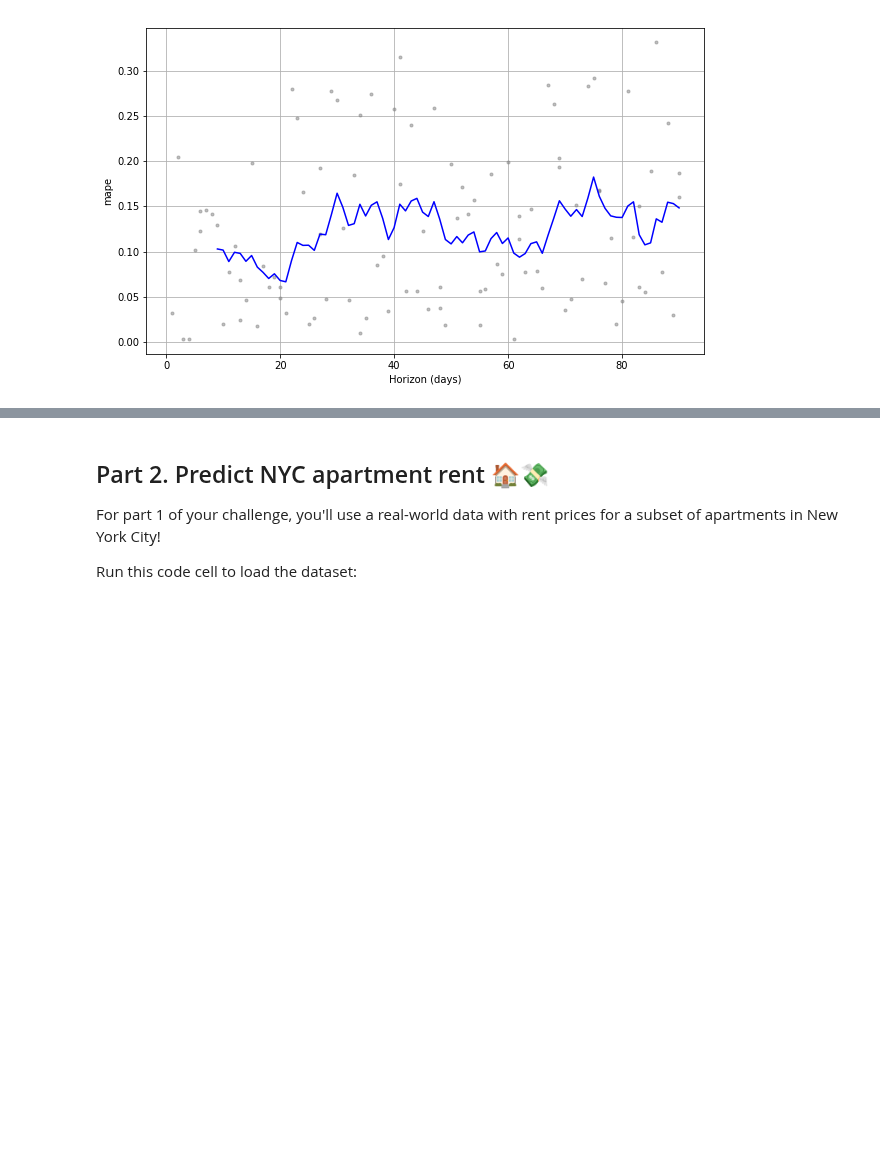
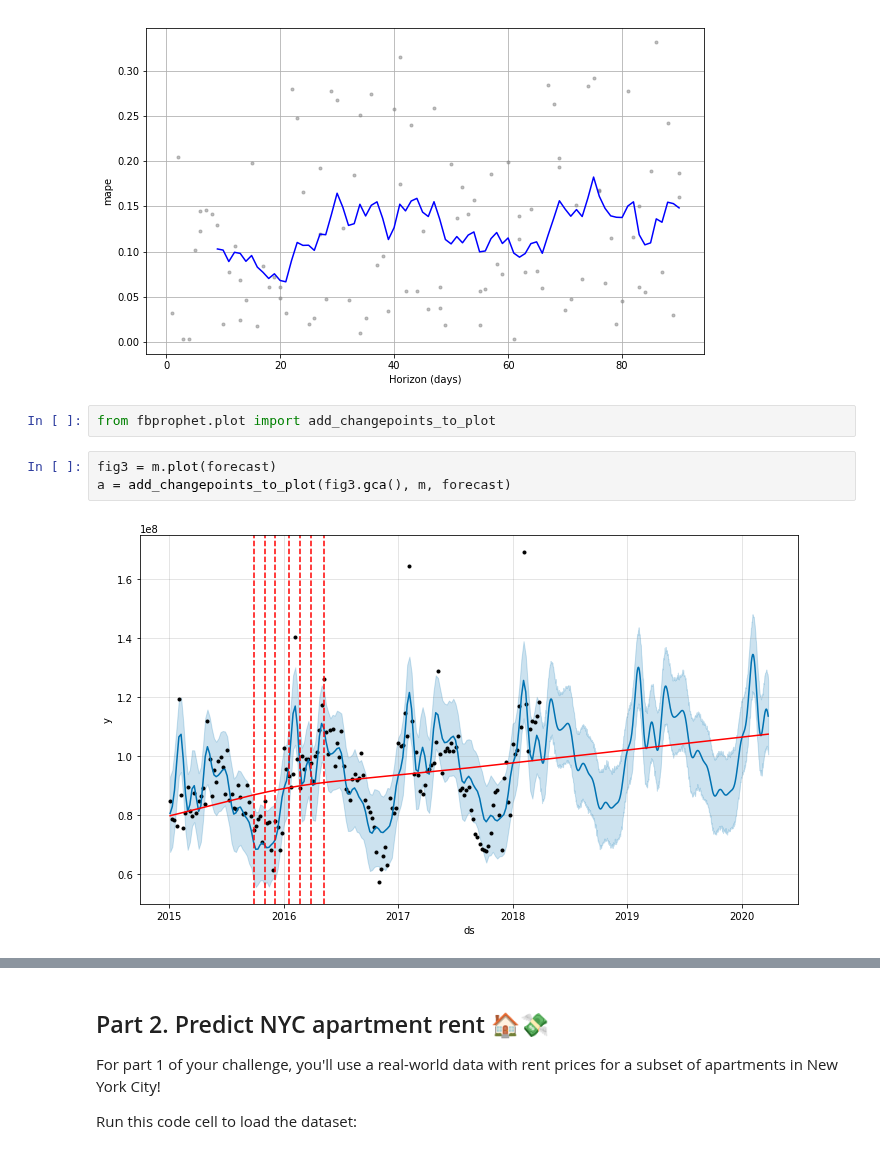
Before and after one commit to bloominstituteoftechnology/DS-Unit-2-Regression-1, a Jupyter notebook: Sinclair_DS_Sprint_Challenge_6_Regression_1.ipynb, the cells around one changed output, grey strips where cells are left out. Drawn from its saved outputs; the diff is of its cells as text; blank space fills up the shorter version.

```diff
--- a/Sinclair_DS_Sprint_Challenge_6_Regression_1.ipynb
+++ b/Sinclair_DS_Sprint_Challenge_6_Regression_1.ipynb
@@ -144,3 +148,10 @@ df_p.head()
 fig = plot_cross_validation_metric(df_cv, metric='mape')
 # %% [output]
 [figure]
+# %%
+from fbprophet.plot import add_changepoints_to_plot
+# %%
+fig3 = m.plot(forecast)
+a = add_changepoints_to_plot(fig3.gca(), m, forecast)
+# %% [output]
+[figure, added]
```
Also changed, not shown: parts of 19 cells of this notebook.
